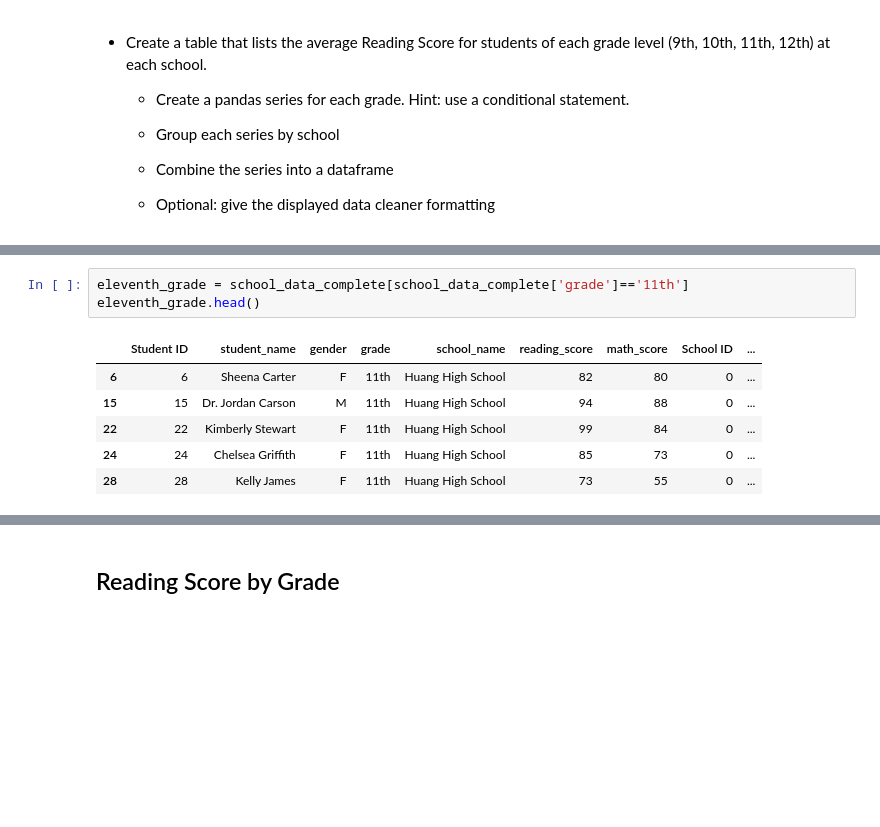
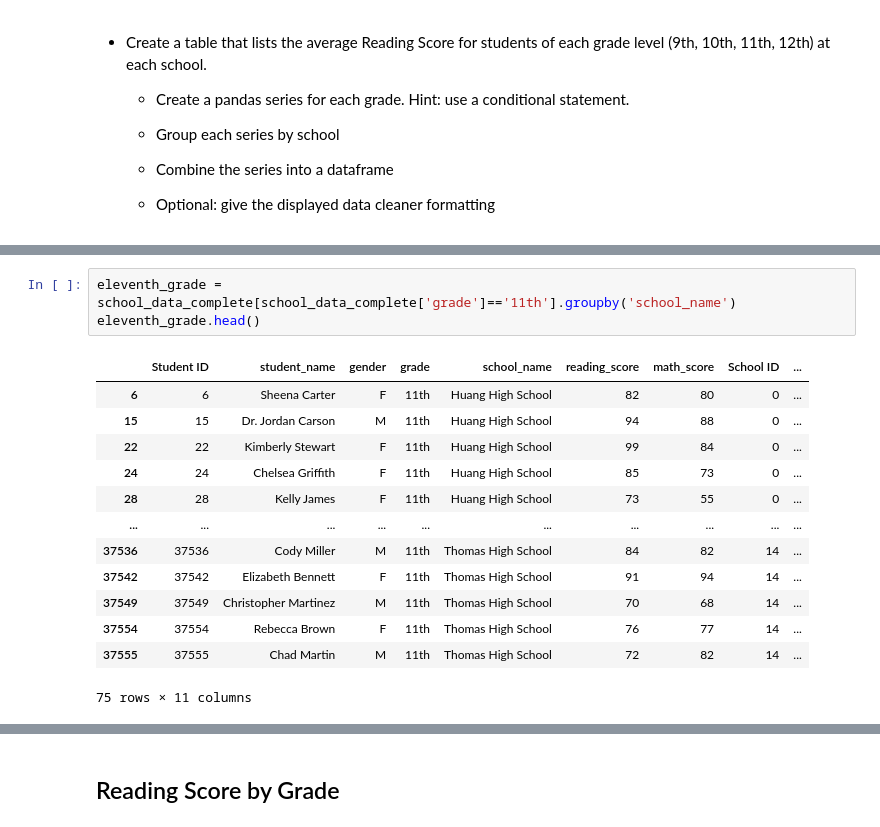
Before and after one commit to Patriotwo/pandas-challenge, a Jupyter notebook: PyCitySchools/PyCitySchools_starter.ipynb, the cells around one changed output, grey strips where cells are left out. Drawn from its saved outputs; the diff is of its cells as text; blank space fills up the shorter version.

```diff
--- a/PyCitySchools/PyCitySchools_starter.ipynb
+++ b/PyCitySchools/PyCitySchools_starter.ipynb
@@ -321,11 +354,18 @@ tenth_grade.head()
 # %%
-eleventh_grade = school_data_complete[school_data_complete['grade']=='11th']
+eleventh_grade = school_data_complete[school_data_complete['grade']=='11th'].groupby('school_name')
 eleventh_grade.head()
 # %% [output]
 |  | Student ID | student_name | gender | grade | school_name | reading_score | math_score | School ID | ... |
 | 6 | 6 | Sheena Carter | F | 11th | Huang High School | 82 | 80 | 0 | ... |
 | 15 | 15 | Dr. Jordan Carson | M | 11th | Huang High School | 94 | 88 | 0 | ... |
 | 22 | 22 | Kimberly Stewart | F | 11th | Huang High School | 99 | 84 | 0 | ... |
 | 24 | 24 | Chelsea Griffith | F | 11th | Huang High School | 85 | 73 | 0 | ... |
 | 28 | 28 | Kelly James | F | 11th | Huang High School | 73 | 55 | 0 | ... |
+| ... | ... | ... | ... | ... | ... | ... | ... | ... | ... |
+| 37536 | 37536 | Cody Miller | M | 11th | Thomas High School | 84 | 82 | 14 | ... |
+| 37542 | 37542 | Elizabeth Bennett | F | 11th | Thomas High School | 91 | 94 | 14 | ... |
+| 37549 | 37549 | Christopher Martinez | M | 11th | Thomas High School | 70 | 68 | 14 | ... |
+| 37554 | 37554 | Rebecca Brown | F | 11th | Thomas High School | 76 | 77 | 14 | ... |
+| 37555 | 37555 | Chad Martin | M | 11th | Thomas High School | 72 | 82 | 14 | ... |
+75 rows × 11 columns
 # %%
```
Also changed, not shown: parts of 20 cells of this notebook, 1 other file.
